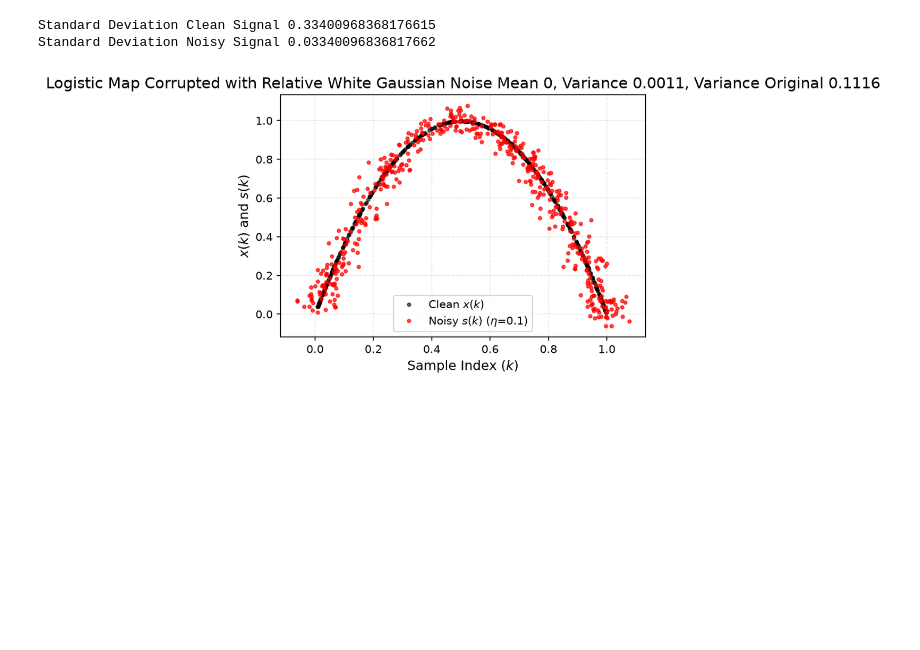
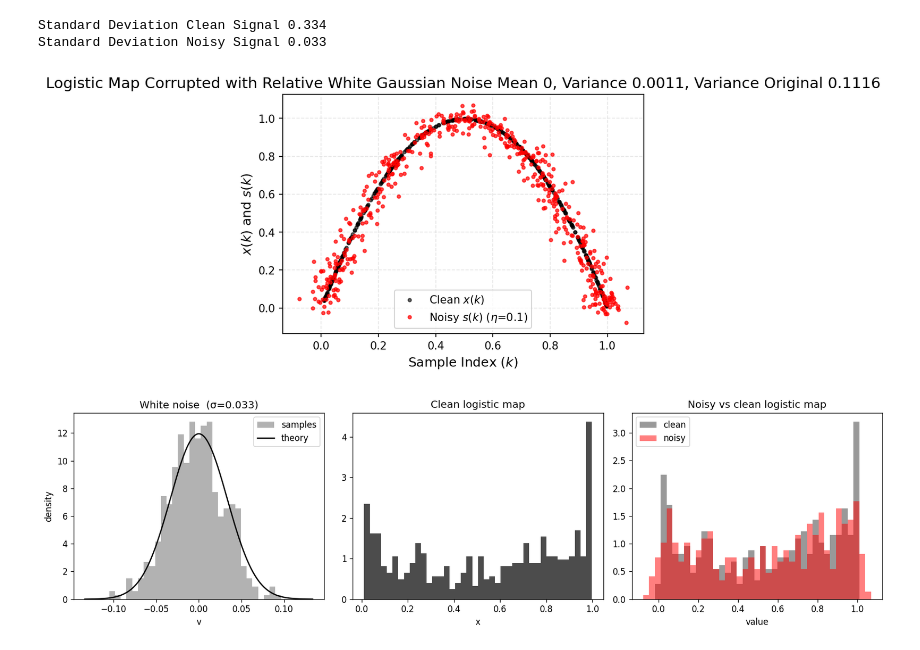
Before and after one commit to Izzathawari/PINN-dynamic-system, a Jupyter notebook: noisy_pinn/noisy_test.ipynb, the cells around one changed output. Cells and saved outputs as stored; diff of their text form; code cells hidden in the pictures; blank space fills up the shorter version.

```diff
--- a/noisy_pinn/noisy_test.ipynb
+++ b/noisy_pinn/noisy_test.ipynb
@@ -16,36 +16,70 @@ for _ in range(500):  # Collect data
   x_current = x_next
 
 x_hist = np.array(x_hist)
 
 # --- 2. Apply the Paper's Noise Formula ---
 eta = 0.1  # 3% noise-to-signal ratio
 sigma_x = np.std(x_hist)  # Standard deviation of the clean signal
 sigma_noise = eta * sigma_x  # Scaled noise standard deviation
-print(f"Standard Deviation Clean Signal {sigma_x}")
-print(f"Standard Deviation Noisy Signal {sigma_noise}")
+print(f" \nStandard Deviation Clean Signal {sigma_x :.3f}")
+print(f"Standard Deviation Noisy Signal {sigma_noise :.3f}")
 # Generate white noise using the paper's formula
 white_noise = np.random.normal(loc=0.0, scale=sigma_noise, size=len(x_hist))
 
 # Construct noisy time series s(k)
 s_k = x_hist + white_noise
-
+var_noise = sigma_noise**2
 
 
 # --- 3. Quick Plot to Verify ---
 plt.figure(figsize=(6, 4), dpi=150)
 plt.plot(x_hist[:-1],x_hist[1:], '.',
          label="Clean $x(k)$", color="black", alpha=0.6)
 plt.plot(s_k[:-1],s_k[1:],'.',
          label=f"Noisy $s(k)$ ($\eta$={eta})",color="red",lw=0.8,alpha=0.7,)
 plt.title(
     f"Logistic Map Corrupted with Relative White Gaussian Noise Mean {0}, Variance {sigma_noise**2 :.4f}, Variance Original {sigma_x**2 :.4f}", fontsize=14
     )
 plt.xlabel("Sample Index ($k$)", fontsize=12)
 plt.ylabel("$x(k)$ and $s(k)$", fontsize=12)
 plt.legend()
 plt.grid(True, linestyle="--", alpha=0.3)
+
+
+#----------------------------#
+fig, ax = plt.subplots(1, 3, figsize=(14, 4), dpi=120)
+
+# (a) white noise, with theoretical N(0, sigma_noise^2)
+t = np.linspace(-4 * sigma_noise, 4 * sigma_noise, 500)
+pdf = np.exp(-t**2 / (2 * var_noise)) / np.sqrt(2 * np.pi * var_noise)
+ax[0].hist(white_noise, bins=30, density=True, alpha=0.6, color="gray",
+           label="samples")
+ax[0].plot(t, pdf, "k", label="theory")
+ax[0].set_title(f"White noise  (σ={sigma_noise:.3f})")
+ax[0].set_xlabel("v")
+ax[0].set_ylabel("density")
+ax[0].legend()
+
+# (b) original logistic map
+ax[1].hist(x_hist, bins=40, density=True, alpha=0.7, color="black")
+ax[1].set_title("Clean logistic map")
+ax[1].set_xlabel("x")
+
+# (c) noisy logistic map, clean one overlaid for comparison
+bins = np.linspace(min(s_k.min(), x_hist.min()),
+                   max(s_k.max(), x_hist.max()), 40)
+ax[2].hist(x_hist, bins=bins, density=True, alpha=0.4, color="black",
+           label="clean")
+ax[2].hist(s_k, bins=bins, density=True, alpha=0.5, color="red",
+           label="noisy")
+ax[2].set_title("Noisy vs clean logistic map")
+ax[2].set_xlabel("value")
+ax[2].legend()
+
+plt.tight_layout()
 plt.show()
 # %% [output]
-Standard Deviation Clean Signal 0.33400968368176615
-Standard Deviation Noisy Signal 0.03340096836817662
+Standard Deviation Clean Signal 0.334
+Standard Deviation Noisy Signal 0.033
-[figure, old version]
+[figure, new version]
+[figure, added]
```
Also changed, not shown: 5 other files.
